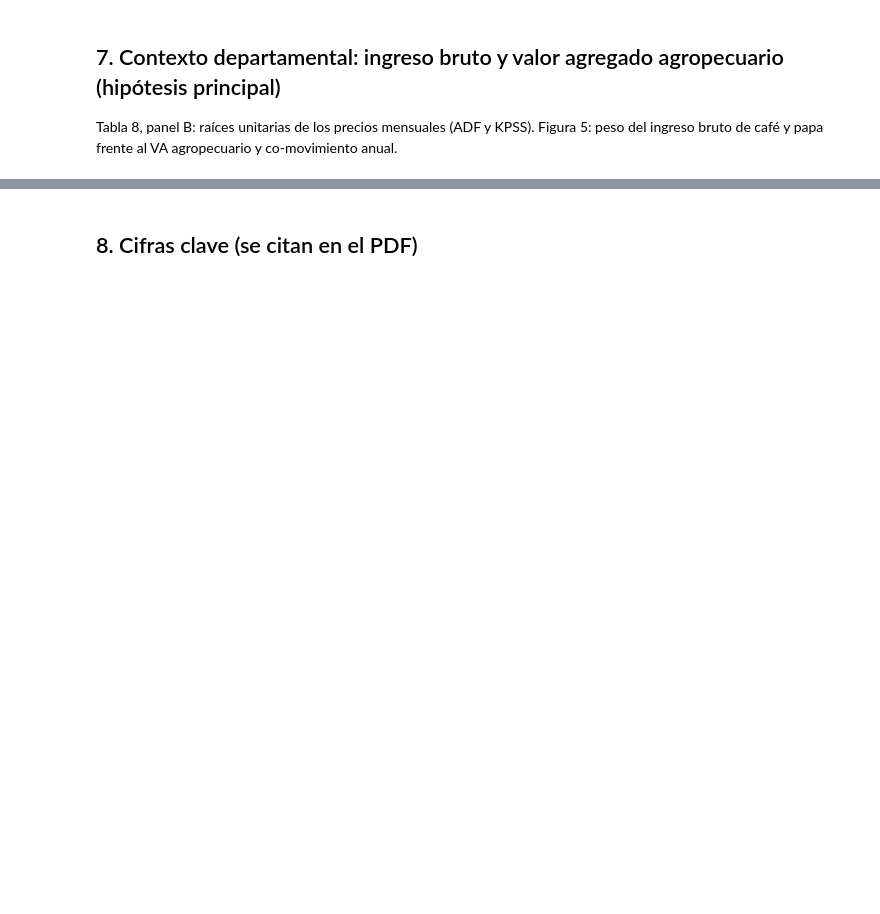
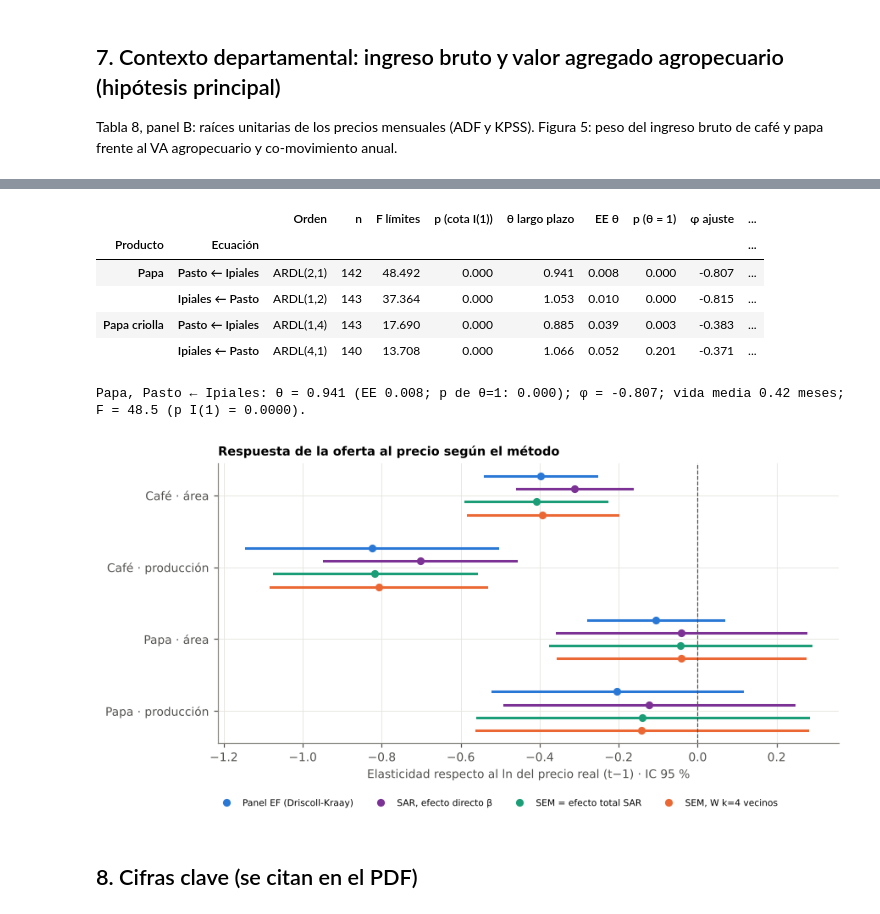
Before and after one commit to santacruzdavid1201-web/cafe-papa-narino, a Jupyter notebook: cafe_papa_narino.ipynb, the cells around one changed output, grey strips where cells are left out. Cells and saved outputs as stored; diff of their text form; code cells hidden in the pictures; blank space fills up the shorter version.

```diff
--- a/cafe_papa_narino.ipynb
+++ b/cafe_papa_narino.ipynb
@@ -685,3 +1008,82 @@ guardar_fig(fig, "Figura_5_contexto_va")
+# %%
+from statsmodels.tsa.ardl import UECM, ardl_select_order
+
+def transmision(producto, dep, ind):
+    w_ = np.log(papa_m[papa_m.producto == producto].pivot(index="Fecha", columns="plaza", values="Precio")).asfreq("MS")
+    sel = ardl_select_order(w_[dep], 6, w_[[ind]], 6, ic="aic", trend="c", seasonal=True, period=12)
+    o = (max(sel.model.ardl_order[0], 1), max(sel.model.ardl_order[1], 1))
+    u = UECM(w_[dep], o[0], w_[[ind]], o[1], trend="c", seasonal=True, period=12).fit()
+    lim = u.bounds_test(case=3)
+    c_phi, c_x = f"{dep}.L1", f"{ind}.L1"
+    phi, bx = u.params[c_phi], u.params[c_x]
+    theta = -bx / phi
+    V = u.cov_params().loc[[c_phi, c_x], [c_phi, c_x]].values
+    grad = np.array([bx / phi ** 2, -1 / phi])
+    ee = float(np.sqrt(grad @ V @ grad))
+    return dict(Producto=producto, Ecuación=f"{dep} ← {ind}", Orden=f"ARDL({o[0]},{o[1]})", n=int(u.nobs),
+                F_límites=lim.statistic, p_I1=lim.pvalue["upper"], theta=theta, ee_theta=ee,
+                p_theta_1=2 * stats.norm.sf(abs((theta - 1) / ee)), phi=phi, p_phi=u.pvalues[c_phi],
+                vida_media=np.log(0.5) / np.log(1 + phi))
+
+TRANS = pd.DataFrame([transmision(p_, a_, b_) for p_ in ["Papa", "Papa criolla"]
+                      for a_, b_ in [("Pasto", "Ipiales"), ("Ipiales", "Pasto")]])
+tabla8c = TRANS.set_index(["Producto", "Ecuación"]).rename(columns={
+    "F_límites": "F límites", "p_I1": "p (cota I(1))", "theta": "θ largo plazo", "ee_theta": "EE θ",
+    "p_theta_1": "p (θ = 1)", "phi": "φ ajuste", "p_phi": "p φ", "vida_media": "Vida media (meses)"})
+guardar_tabla(tabla8c.round(3), "Tabla_8c_transmision")
+display(tabla8c.round(3))
+t0 = TRANS.iloc[0]
+print(f"Papa, Pasto ← Ipiales: θ = {t0.theta:.3f} (EE {t0.ee_theta:.3f}; p de θ=1: {t0.p_theta_1:.3f}); φ = {t0.phi:.3f}; "
+      f"vida media {t0.vida_media:.2f} meses; F = {t0['F_límites']:.1f} (p I(1) = {t0.p_I1:.4f}).")
+# Figura 6. Confrontación de métodos: elasticidad del área y de la producción al precio real rezagado
+filas_c = []
+for k in ESPACIAL:
+    fe_k, sp_k, kn_k = MODELOS[k], ESPACIAL[k], ESPACIAL_KNN[k]
+    filas_c += [(k, "Panel EF (Driscoll-Kraay)", fe_k.params["ln_p_real_l1"], fe_k.std_errors["ln_p_real_l1"]),
+                (k, "SAR, efecto directo β", sp_k["sar"].betas[0, 0], sp_k["sar"].std_err[0]),
+                (k, "SEM = efecto total SAR", sp_k["sem"].betas[0, 0], sp_k["sem"].std_err[0]),
+                (k, "SEM, W k=4 vecinos", kn_k["sem"].betas[0, 0], kn_k["sem"].std_err[0])]
+CONF = pd.DataFrame(filas_c, columns=["Ecuación", "Método", "coef", "ee"])
+CONF["li"], CONF["ls"] = CONF.coef - 1.96 * CONF.ee, CONF.coef + 1.96 * CONF.ee
+guardar_tabla(CONF.set_index(["Ecuación", "Método"]).round(3), "Tabla_9_confrontacion")
+COL_M = {"Panel EF (Driscoll-Kraay)": "#2a78d6", "SAR, efecto directo β": "#7b3294", "SEM = efecto total SAR": "#1b9e77",
+         "SEM, W k=4 vecinos": "#eb6834"}
+fig, ax = plt.subplots(figsize=(8.6, 3.9))
+pos, etiquetas = [], []
+y0 = 0
+for k in list(ESPACIAL)[::-1]:
+    sub = CONF[CONF["Ecuación"] == k]
+    for j, (_, f_) in enumerate(sub.iloc[::-1].iterrows()):
+        yy = y0 + j * 0.18
+        ax.plot([f_.li, f_.ls], [yy, yy], color=COL_M[f_["Método"]], lw=2)
+        ax.plot(f_.coef, yy, "o", color=COL_M[f_["Método"]], ms=5, label=f_["Método"] if y0 == 0 else None)
+    pos.append(y0 + 0.27)
+    etiquetas.append(k)
+    y0 += 1
+ax.axvline(0, color=C_TXT, lw=0.8, ls="--")
+ax.set_yticks(pos)
+ax.set_yticklabels(etiquetas)
+ax.set_xlabel("Elasticidad respecto al ln del precio real (t−1) · IC 95 %")
+ax.set_title("Respuesta de la oferta al precio según el método")
+h_, l_ = ax.get_legend_handles_labels()
+ax.legend(h_[::-1], l_[::-1], fontsize=7, loc="upper center", bbox_to_anchor=(0.45, -0.17), ncol=4)
+guardar_fig(fig, "Figura_6_confrontacion")
+
+TR_CLAVE = {}
+for _, r in TRANS.iterrows():
+    kk = f"tr_{norm(r.Producto).lower().replace(' ', '_')}_{'pasto' if r['Ecuación'].startswith('Pasto') else 'ipiales'}"
+    TR_CLAVE.update({f"{kk}_theta": float(r.theta), f"{kk}_ee": float(r.ee_theta), f"{kk}_p1": float(r.p_theta_1),
+                     f"{kk}_phi": float(r.phi), f"{kk}_vm": float(r.vida_media), f"{kk}_F": float(r["F_límites"]),
+                     f"{kk}_pF": float(r.p_I1)})
+# %% [output]
+|  |  | Orden | n | F límites | p (cota I(1)) | θ largo plazo | EE θ | p (θ = 1) | φ ajuste | ... |
+| Producto | Ecuación |  |  |  |  |  |  |  |  | ... |
+| Papa | Pasto ← Ipiales | ARDL(2,1) | 142 | 48.492 | 0.000 | 0.941 | 0.008 | 0.000 | -0.807 | ... |
+|  | Ipiales ← Pasto | ARDL(1,2) | 143 | 37.364 | 0.000 | 1.053 | 0.010 | 0.000 | -0.815 | ... |
+| Papa criolla | Pasto ← Ipiales | ARDL(1,4) | 143 | 17.690 | 0.000 | 0.885 | 0.039 | 0.003 | -0.383 | ... |
+|  | Ipiales ← Pasto | ARDL(4,1) | 140 | 13.708 | 0.000 | 1.066 | 0.052 | 0.201 | -0.371 | ... |
+Papa, Pasto ← Ipiales: θ = 0.941 (EE 0.008; p de θ=1: 0.000); φ = -0.807; vida media 0.42 meses; F = 48.5 (p I(1) = 0.0000).
+[figure, added]
 # %% [markdown]
 ## 8. Cifras clave (se citan en el PDF)
 # %%
```
Also changed, not shown: parts of 19 cells of this notebook, 18 other files.
